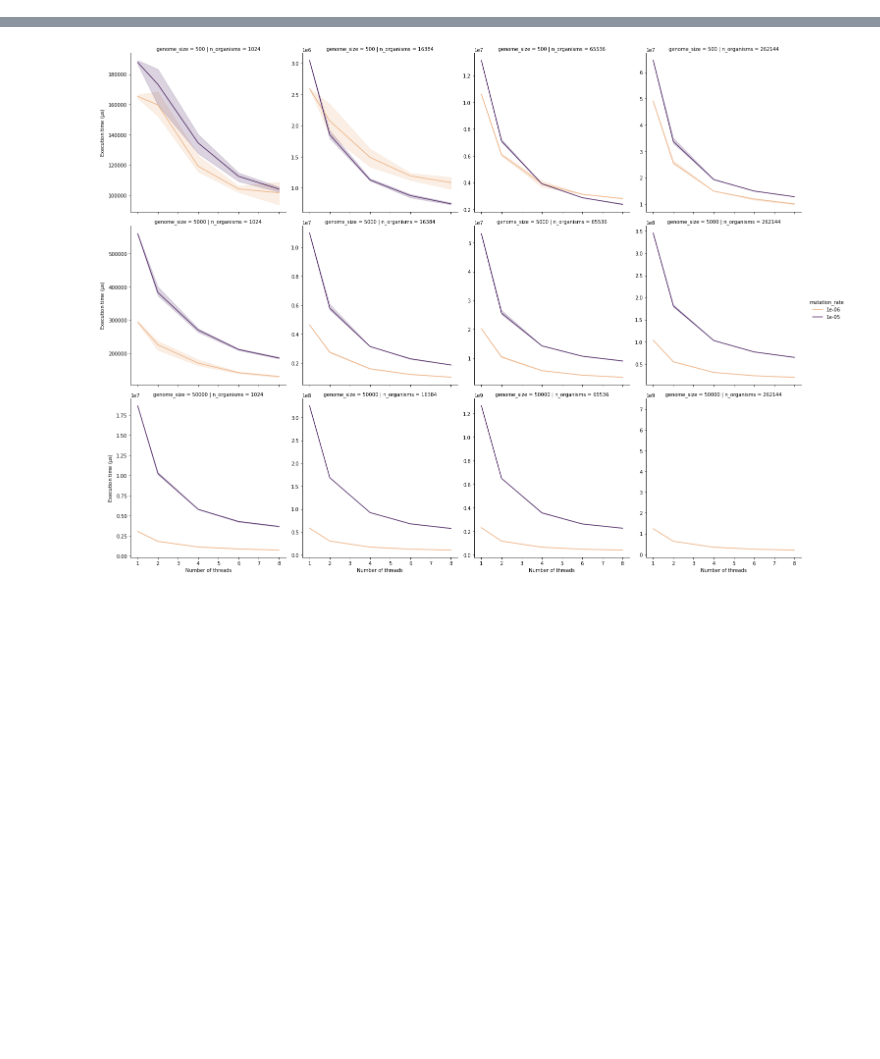
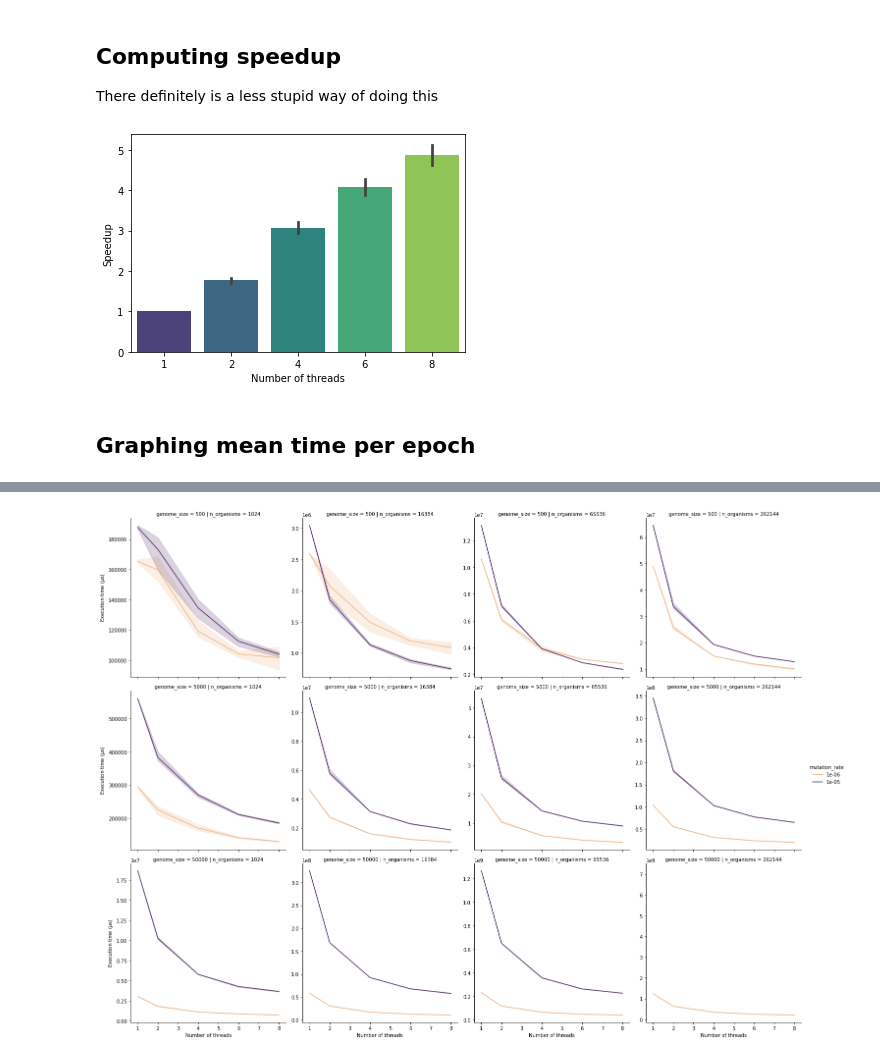
Before and after one commit to teobouvard/aevol-hpc, a Jupyter notebook: report/analysis.ipynb, the cells around one changed output, grey strips where cells are left out. Saved outputs shown, nothing was run; the diff lists cells and outputs as text; code cells hidden in the pictures; blank space fills up the shorter version.

```diff
--- a/report/analysis.ipynb
+++ b/report/analysis.ipynb
@@ -23 +26,22 @@ df
+# %% [markdown]
+## Computing speedup
+
+There definitely is a less stupid way of doing this
+# %%
+for n_organisms in df['n_organisms'].unique():
+    for mutation_rate in df['mutation_rate'].unique():
+        for genome_size in df['genome_size'].unique():
+            baseline = df[(df['n_threads'] == 1) & (df['n_organisms'] == n_organisms) & (df['mutation_rate'] == mutation_rate) & (df['genome_size'] == genome_size)]['time'].mean()
+            for n_threads in df['n_threads'].unique():
+                df.loc[(df['n_threads'] == n_threads) & (df['n_organisms'] == n_organisms) & (df['mutation_rate'] == mutation_rate) & (df['genome_size'] == genome_size), 'speedup'] = baseline / df[(df['n_threads'] == n_threads) & (df['n_organisms'] == n_organisms) & (df['mutation_rate'] == mutation_rate) & (df['genome_size'] == genome_size)]['time']
+
+
+ax = sns.barplot(data=df, x='n_threads', y='speedup', palette="viridis")
+ax.set_xlabel("Number of threads")
+ax.set_ylabel("Speedup")
+ax.get_figure().savefig('img/speedup.pdf')
+# %% [output]
+[figure, added]
+# %% [markdown]
+## Graphing mean time per epoch
 # %%
```
Also changed, not shown: parts of 2 cells of this notebook, 5 other files.
